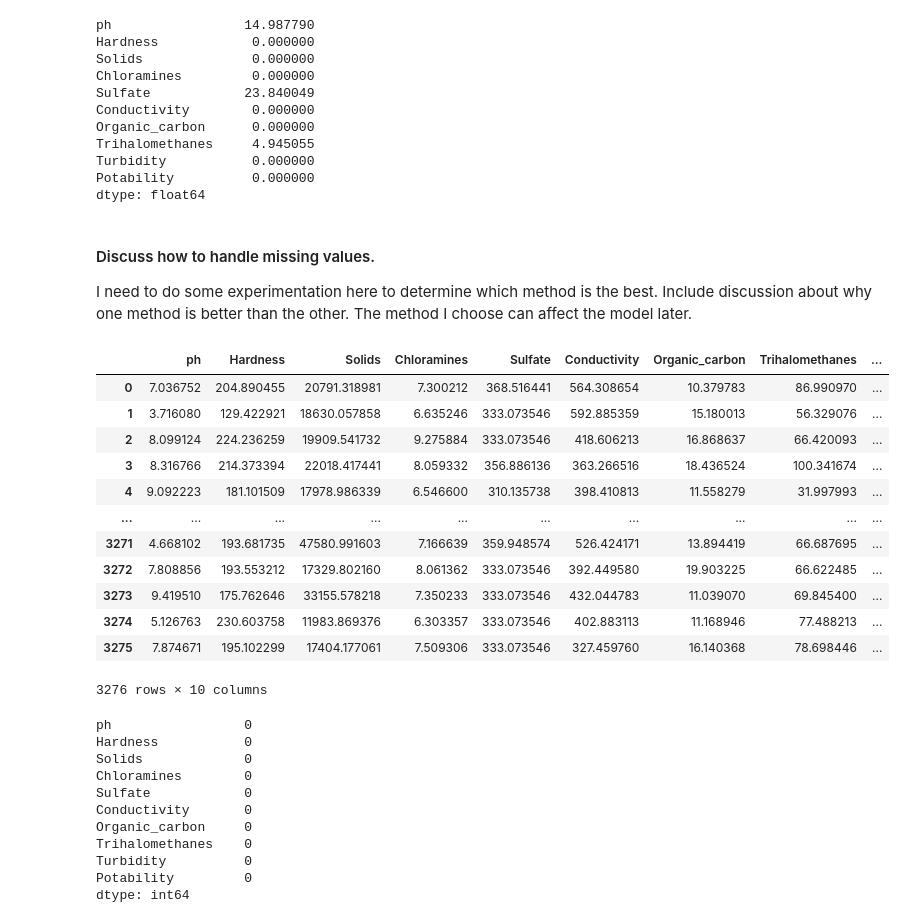
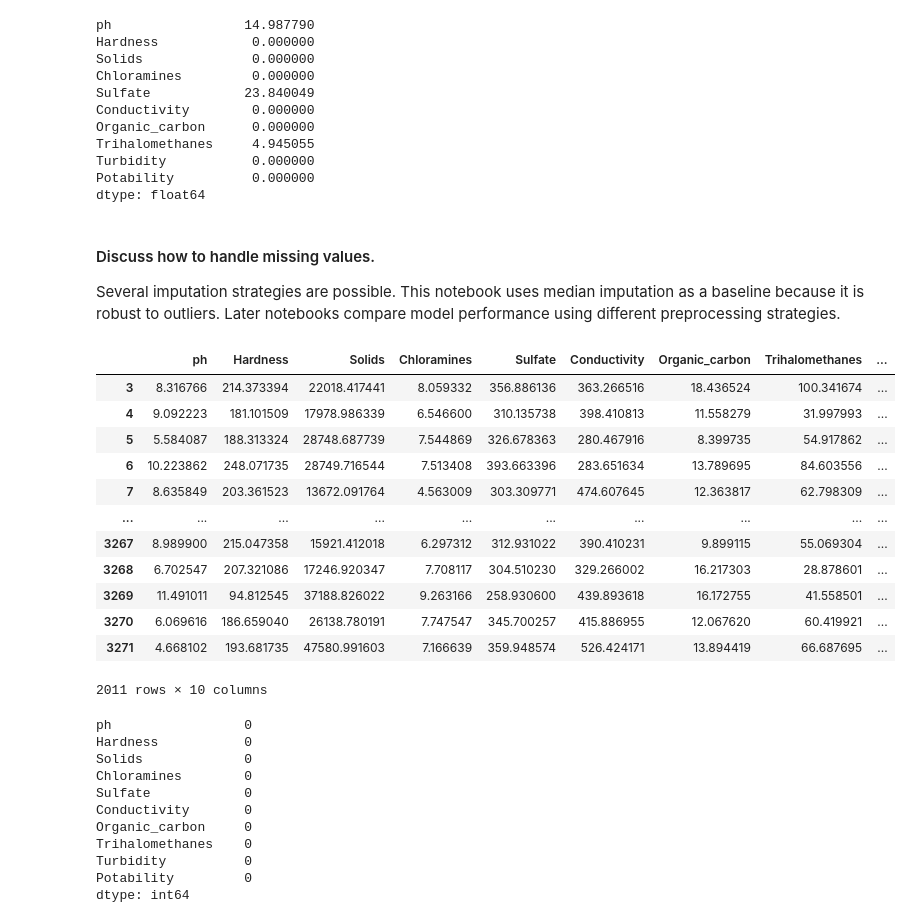
Before and after one commit to LemuelBryant/water-quality-ml-project, a Jupyter notebook: notebooks/02_data_cleaning.ipynb, the cells around one changed output. Cells and saved outputs as stored; diff of their text form; code cells hidden in the pictures.

Commit message:
Changed data cleaning to drop rows with empty values.

```diff
--- a/notebooks/02_data_cleaning.ipynb
+++ b/notebooks/02_data_cleaning.ipynb
@@ -49,31 +49,27 @@ Potability          0.000000
 dtype: float64
 # %% [markdown]
 #### Discuss how to handle missing values.
-I need to do some experimentation here to determine which method is the best.  Include discussion about why one method is better than the other.  The method I choose can affect the model later.
+Several imputation strategies are possible. This notebook uses median imputation as a baseline because it is robust to outliers. Later notebooks compare model performance using different preprocessing strategies.
 # %%
 clean_df = df.copy()
 
-clean_df["ph"] = clean_df["ph"].fillna(clean_df["ph"].median())
-clean_df["Sulfate"] = clean_df["Sulfate"].fillna(clean_df["Sulfate"].median())
-clean_df["Trihalomethanes"] = clean_df["Trihalomethanes"].fillna(
-    clean_df["Trihalomethanes"].median()
-)
+clean_df = df.dropna()
 
 clean_df
 # %% [output]
 |  | ph | Hardness | Solids | Chloramines | Sulfate | Conductivity | Organic_carbon | Trihalomethanes | ... |
-| 0 | 7.036752 | 204.890455 | 20791.318981 | 7.300212 | 368.516441 | 564.308654 | 10.379783 | 86.990970 | ... |
-| 1 | 3.716080 | 129.422921 | 18630.057858 | 6.635246 | 333.073546 | 592.885359 | 15.180013 | 56.329076 | ... |
-| 2 | 8.099124 | 224.236259 | 19909.541732 | 9.275884 | 333.073546 | 418.606213 | 16.868637 | 66.420093 | ... |
 | 3 | 8.316766 | 214.373394 | 22018.417441 | 8.059332 | 356.886136 | 363.266516 | 18.436524 | 100.341674 | ... |
 | 4 | 9.092223 | 181.101509 | 17978.986339 | 6.546600 | 310.135738 | 398.410813 | 11.558279 | 31.997993 | ... |
+| 5 | 5.584087 | 188.313324 | 28748.687739 | 7.544869 | 326.678363 | 280.467916 | 8.399735 | 54.917862 | ... |
+| 6 | 10.223862 | 248.071735 | 28749.716544 | 7.513408 | 393.663396 | 283.651634 | 13.789695 | 84.603556 | ... |
+| 7 | 8.635849 | 203.361523 | 13672.091764 | 4.563009 | 303.309771 | 474.607645 | 12.363817 | 62.798309 | ... |
 | ... | ... | ... | ... | ... | ... | ... | ... | ... | ... |
+| 3267 | 8.989900 | 215.047358 | 15921.412018 | 6.297312 | 312.931022 | 390.410231 | 9.899115 | 55.069304 | ... |
+| 3268 | 6.702547 | 207.321086 | 17246.920347 | 7.708117 | 304.510230 | 329.266002 | 16.217303 | 28.878601 | ... |
+| 3269 | 11.491011 | 94.812545 | 37188.826022 | 9.263166 | 258.930600 | 439.893618 | 16.172755 | 41.558501 | ... |
+| 3270 | 6.069616 | 186.659040 | 26138.780191 | 7.747547 | 345.700257 | 415.886955 | 12.067620 | 60.419921 | ... |
 | 3271 | 4.668102 | 193.681735 | 47580.991603 | 7.166639 | 359.948574 | 526.424171 | 13.894419 | 66.687695 | ... |
-| 3272 | 7.808856 | 193.553212 | 17329.802160 | 8.061362 | 333.073546 | 392.449580 | 19.903225 | 66.622485 | ... |
-| 3273 | 9.419510 | 175.762646 | 33155.578218 | 7.350233 | 333.073546 | 432.044783 | 11.039070 | 69.845400 | ... |
-| 3274 | 5.126763 | 230.603758 | 11983.869376 | 6.303357 | 333.073546 | 402.883113 | 11.168946 | 77.488213 | ... |
-| 3275 | 7.874671 | 195.102299 | 17404.177061 | 7.509306 | 333.073546 | 327.459760 | 16.140368 | 78.698446 | ... |
-3276 rows × 10 columns
+2011 rows × 10 columns
 # %%
 clean_df.isna().sum()
 # %% [output]
```
Also changed, not shown: parts of 1 cell of this notebook, 3 other files.
